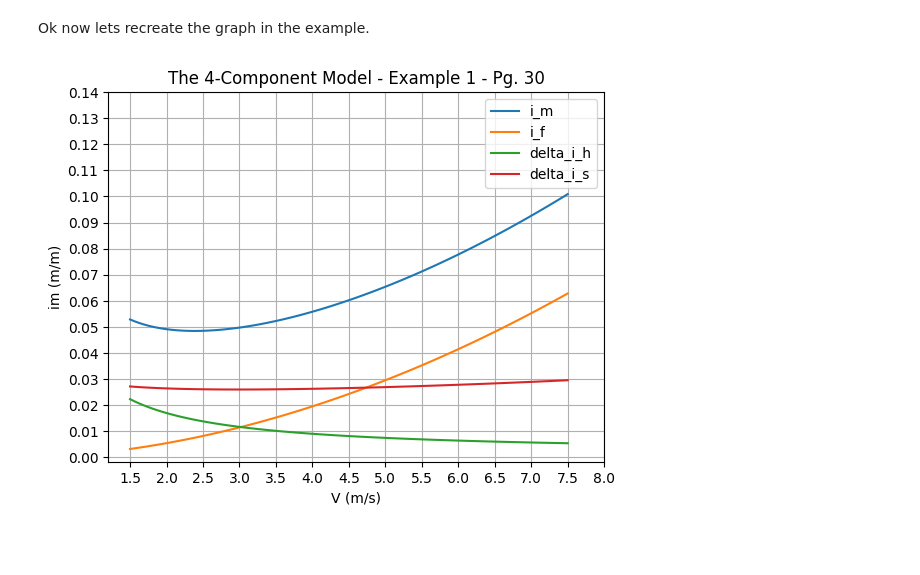
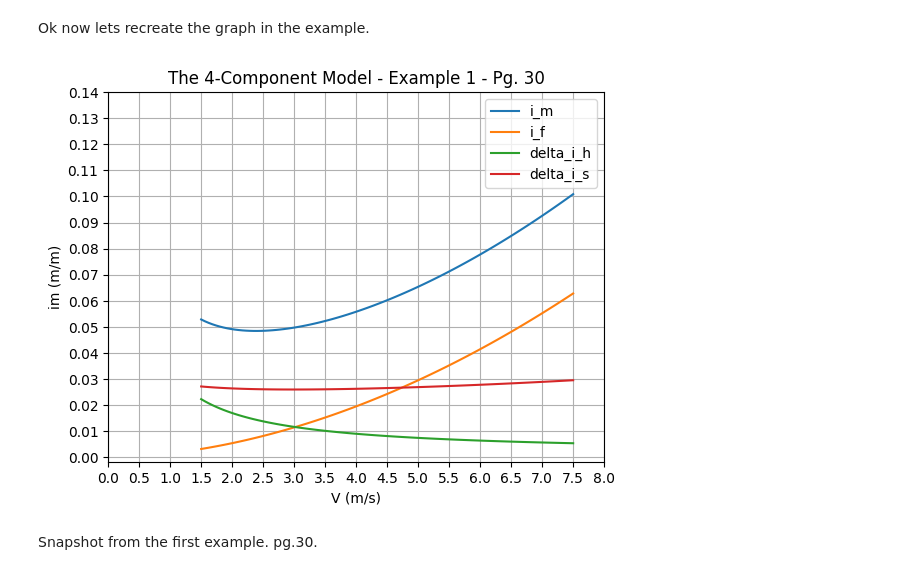
Before and after one commit to lachlanmonty/FourCompSlurryModel, a Jupyter notebook: demo.ipynb, the cells around one changed output. Saved outputs shown, nothing was run; the diff lists cells and outputs as text; code cells hidden in the pictures; blank space fills up the shorter version.

```diff
--- a/demo.ipynb
+++ b/demo.ipynb
@@ -125,16 +125,18 @@ i_m = i_f + delta_i_p + delta_i_h + delta_i_s
 # %%
 plt.plot(Vm, i_m, label ="i_m")
 plt.plot(Vm, i_f, label ="i_f")
 plt.plot(Vm, delta_i_h, label ="delta_i_h")
 plt.plot(Vm, delta_i_s, label ="delta_i_s")
 
 plt.title("The 4-Component Model - Example 1 - Pg. 30")
-plt.xticks(np.arange(min(Vm), max(Vm)+1, 0.5))
+plt.xticks(np.arange(0, max(Vm)+1, 0.5))
 plt.yticks(np.arange(0, 0.14, 0.01))
 plt.xlabel('V (m/s)')
 plt.ylabel('im (m/m)')
 plt.grid()
 plt.legend()
 plt.show()
 # %% [output]
-[figure, old version]
+[figure, new version]
+# %% [markdown]
+Snapshot from the first example. pg.30.
```
Also changed, not shown: parts of 1 cell of this notebook, 4 other files.
